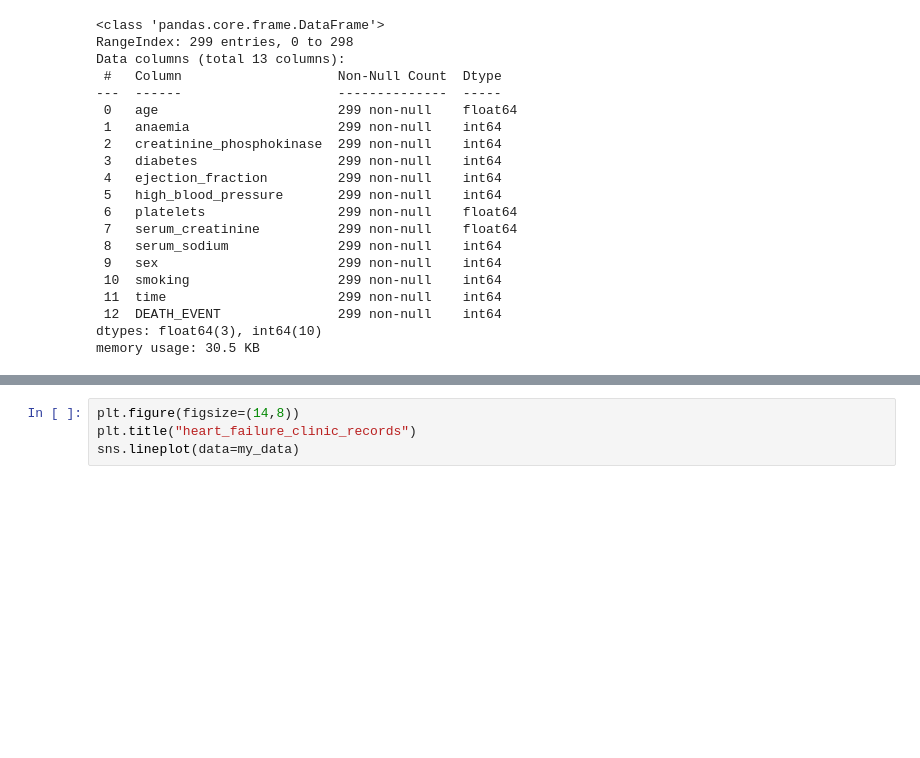
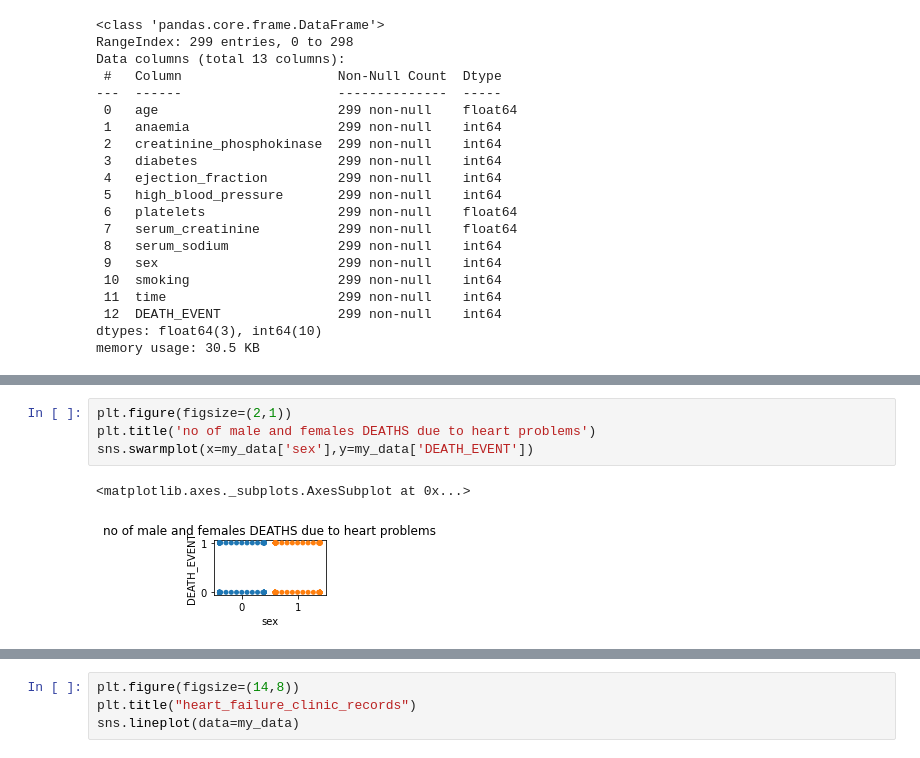
Before and after one commit to venkateswararao7/BASIC-ML, a Jupyter notebook: heart_data.ipynb, the cells around one changed output, grey strips where cells are left out. Drawn from its saved outputs; the diff is of its cells as text; blank space fills up the shorter version.

```diff
--- a/heart_data.ipynb
+++ b/heart_data.ipynb
@@ -101,0 +141,7 @@ memory usage: 30.5 KB
+# %%
+plt.figure(figsize=(2,1))
+plt.title('no of male and females DEATHS due to heart problems')
+sns.swarmplot(x=my_data['sex'],y=my_data['DEATH_EVENT'])
+# %% [output]
+<matplotlib.axes._subplots.AxesSubplot at 0x...>
+[figure, added]
```
Also changed, not shown: parts of 17 cells of this notebook.
